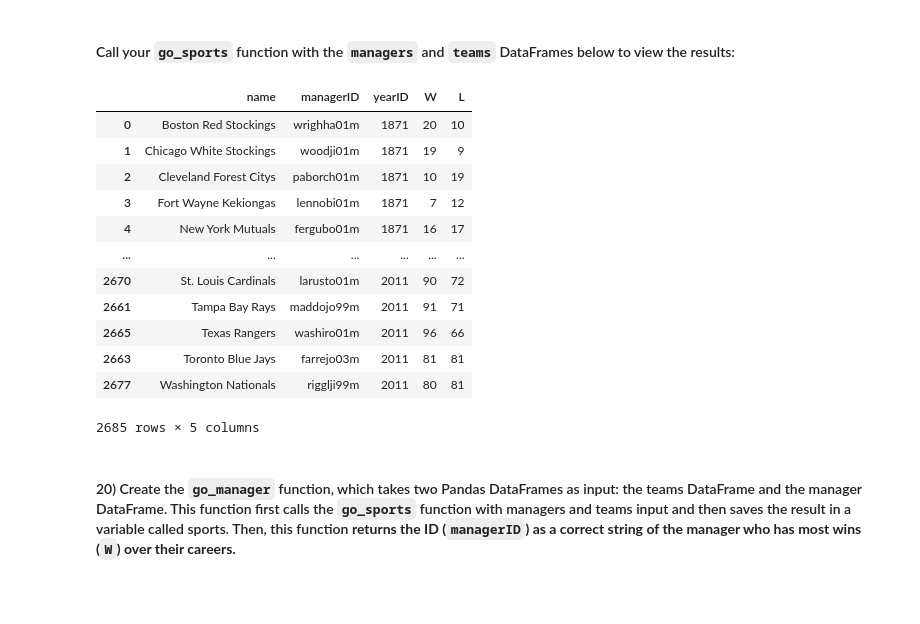
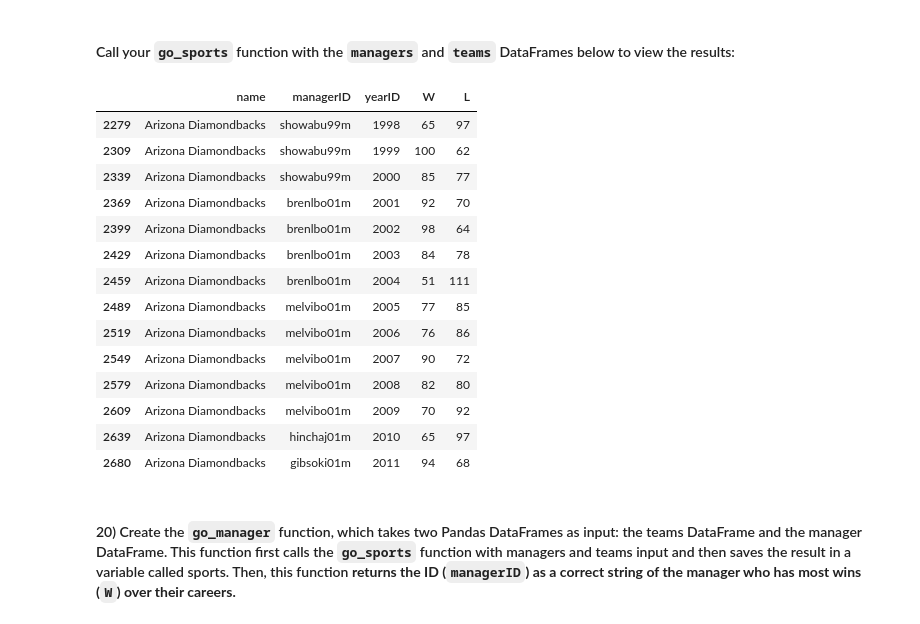
Before and after one commit to bernardorspachecods/Assignment_2, a Jupyter notebook: assignment.ipynb, the cells around one changed output. Drawn from its saved outputs; the diff is of its cells as text; code cells hidden in the pictures; blank space fills up the shorter version.

```diff
--- a/assignment.ipynb
+++ b/assignment.ipynb
@@ -658,21 +658,24 @@ Overwriting go_sports.py
 # %%
 %run go_sports.py
 # Here the correct arguments should be added
-go_sports(teams, managers)
+go = go_sports(teams, managers)
+go[go['name'] == "Arizona Diamondbacks"]
 # %% [output]
 |  | name | managerID | yearID | W | L |
-| 0 | Boston Red Stockings | wrighha01m | 1871 | 20 | 10 |
-| 1 | Chicago White Stockings | woodji01m | 1871 | 19 | 9 |
-| 2 | Cleveland Forest Citys | paborch01m | 1871 | 10 | 19 |
-| 3 | Fort Wayne Kekiongas | lennobi01m | 1871 | 7 | 12 |
-| 4 | New York Mutuals | fergubo01m | 1871 | 16 | 17 |
-| ... | ... | ... | ... | ... | ... |
-| 2670 | St. Louis Cardinals | larusto01m | 2011 | 90 | 72 |
-| 2661 | Tampa Bay Rays | maddojo99m | 2011 | 91 | 71 |
-| 2665 | Texas Rangers | washiro01m | 2011 | 96 | 66 |
-| 2663 | Toronto Blue Jays | farrejo03m | 2011 | 81 | 81 |
-| 2677 | Washington Nationals | rigglji99m | 2011 | 80 | 81 |
+| 2279 | Arizona Diamondbacks | showabu99m | 1998 | 65 | 97 |
+| 2309 | Arizona Diamondbacks | showabu99m | 1999 | 100 | 62 |
+| 2339 | Arizona Diamondbacks | showabu99m | 2000 | 85 | 77 |
+| 2369 | Arizona Diamondbacks | brenlbo01m | 2001 | 92 | 70 |
+| 2399 | Arizona Diamondbacks | brenlbo01m | 2002 | 98 | 64 |
+| 2429 | Arizona Diamondbacks | brenlbo01m | 2003 | 84 | 78 |
+| 2459 | Arizona Diamondbacks | brenlbo01m | 2004 | 51 | 111 |
+| 2489 | Arizona Diamondbacks | melvibo01m | 2005 | 77 | 85 |
+| 2519 | Arizona Diamondbacks | melvibo01m | 2006 | 76 | 86 |
+| 2549 | Arizona Diamondbacks | melvibo01m | 2007 | 90 | 72 |
+| 2579 | Arizona Diamondbacks | melvibo01m | 2008 | 82 | 80 |
+| 2609 | Arizona Diamondbacks | melvibo01m | 2009 | 70 | 92 |
+| 2639 | Arizona Diamondbacks | hinchaj01m | 2010 | 65 | 97 |
+| 2680 | Arizona Diamondbacks | gibsoki01m | 2011 | 94 | 68 |
-2685 rows × 5 columns
 # %% [markdown]
 #### 20) Create the **`go_manager`** function, which takes two Pandas DataFrames as input: the teams DataFrame and the manager DataFrame. This function first calls the `go_sports` function with managers and teams input and then saves the result in a variable called sports. Then, this function **returns the ID (`managerID`) as a correct string of the manager who has most wins (`W`) over their careers.**
 # %%
```
Also changed, not shown: parts of 4 cells of this notebook, 2 other files.
